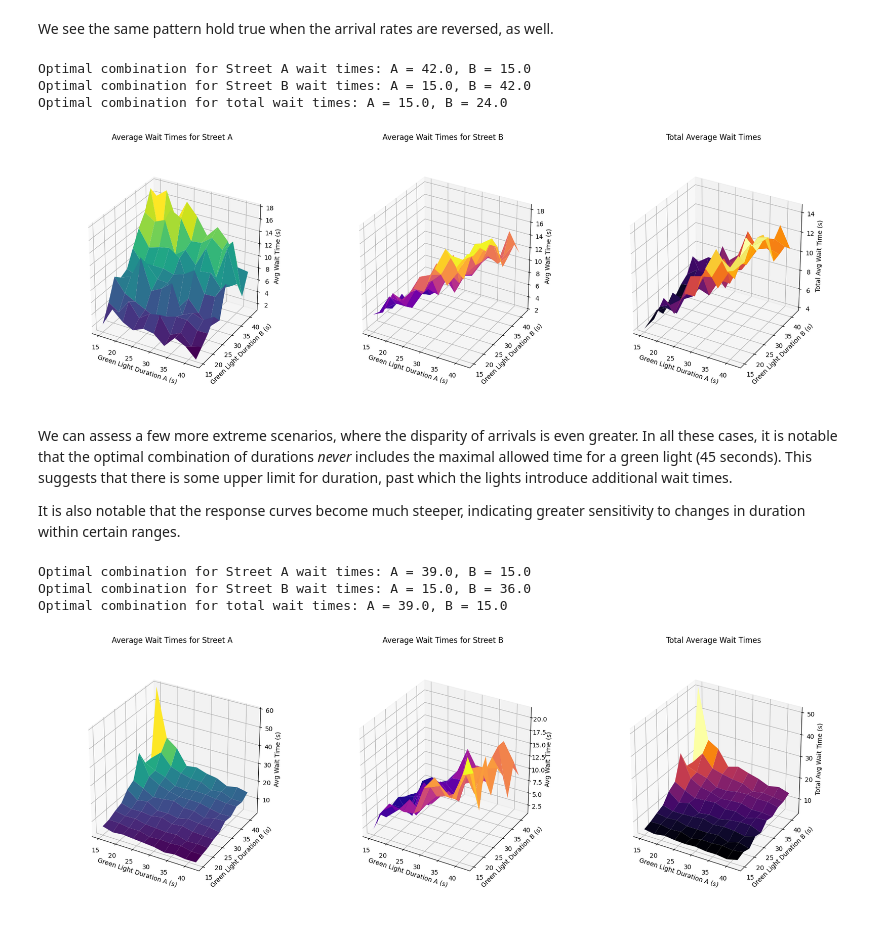
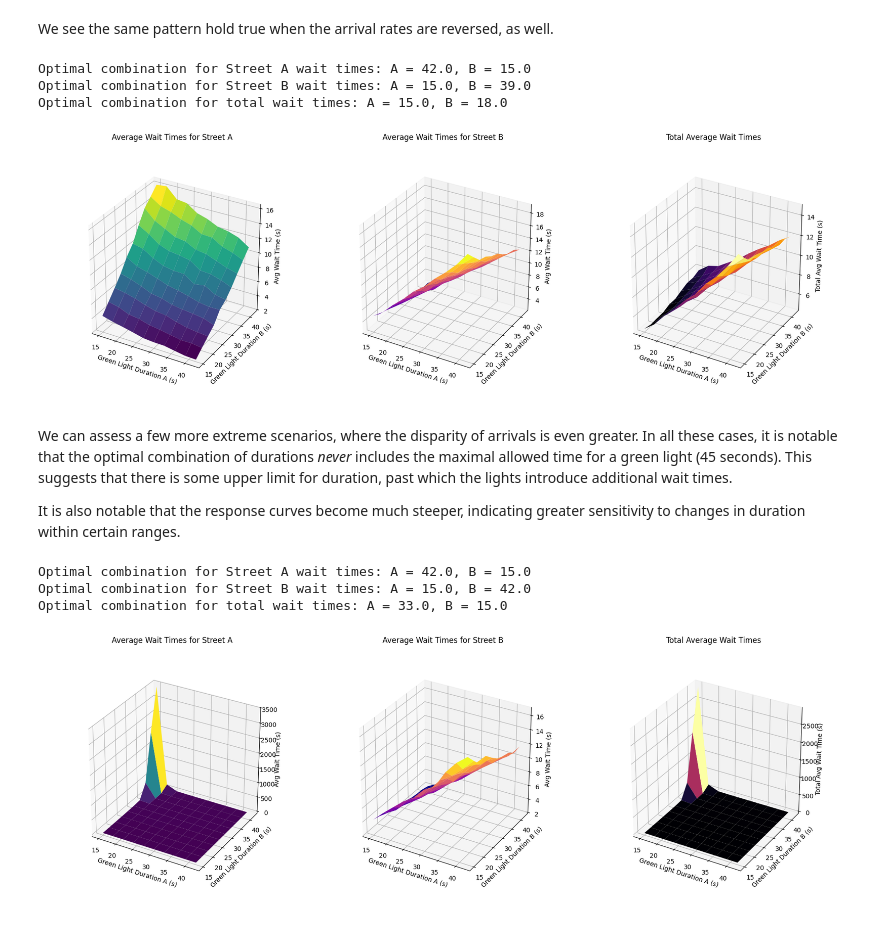
Before and after one commit to kac624/cuny, a Jupyter notebook: D604/finalProject.ipynb, the cells around one changed output. Saved outputs shown, nothing was run; the diff lists cells and outputs as text; code cells hidden in the pictures.

```diff
--- a/D604/finalProject.ipynb
+++ b/D604/finalProject.ipynb
@@ -49,7 +47,7 @@ def traffic_simulation(
 
     # Helper function to simulate vehicle arrivals
     def simulate_arrival(rate):
-        return random.random() < rate
+        return np.random.random() < rate
 
     # Create schedule of light changes
     schedule = [0]
@@ -239,7 +256,7 @@ Looking at the third plot, which shows aggregated wait times across both streets
 # Parameters
 arrival_rate_A = 0.05
 arrival_rate_B = 0.05
-simulation_duration = 600
+simulation_duration = 60000
 
 # Range of green light durations to test
 green_light_durations_A = np.arange(15, 45, 3)
@@ -265,7 +282,6 @@ Next, we re-perform the series of simulations, but with **varied arrival rates**
 # Parameters - the considered green light durations remain the same
 arrival_rate_A = 0.15
 arrival_rate_B = 0.05
-simulation_duration = 600
 
 # Run simulations
 avg_wait_times_A, avg_wait_times_B, total_avg_wait_times, durations_A, durations_B = run_simulations(
@@ -287,7 +303,6 @@ We see the same pattern hold true when the arrival rates are reversed, as well.
 # Parameters - the considered green light durations remain the same
 arrival_rate_A = 0.05
 arrival_rate_B = 0.15
-simulation_duration = 600
 
 # Run simulations
 avg_wait_times_A, avg_wait_times_B, total_avg_wait_times, durations_A, durations_B = run_simulations(
@@ -300,9 +315,9 @@ avg_wait_times_A, avg_wait_times_B, total_avg_wait_times, durations_A, durations
 plot_results(durations_A, durations_B, avg_wait_times_A, avg_wait_times_B, total_avg_wait_times)
 # %% [output]
 Optimal combination for Street A wait times: A = 42.0, B = 15.0
-Optimal combination for Street B wait times: A = 15.0, B = 42.0
-Optimal combination for total wait times: A = 15.0, B = 24.0
+Optimal combination for Street B wait times: A = 15.0, B = 39.0
+Optimal combination for total wait times: A = 15.0, B = 18.0
-[figure, old version]
+[figure, new version]
 # %% [markdown]
 We can assess a few more extreme scenarios, where the disparity of arrivals is even greater. In all these cases, it is notable that the optimal combination of durations *never* includes the maximal allowed time for a green light (45 seconds). This suggests that there is some upper limit for duration, past which the lights introduce additional wait times.
 
@@ -310,23 +325,22 @@ It is also notable that the response curves become much steeper, indicating grea
 # %%
 # Parameters - the considered green light durations remain the same
 arrival_rate_A = 0.30
 arrival_rate_B = 0.05
-simulation_duration = 600
 
 # Run simulations
 avg_wait_times_A, avg_wait_times_B, total_avg_wait_times, durations_A, durations_B = run_simulations(
     arrival_rate_A, arrival_rate_B,
     green_light_durations_A, green_light_durations_B,
     simulation_duration
 )
 
 # Plot results
 plot_results(durations_A, durations_B, avg_wait_times_A, avg_wait_times_B, total_avg_wait_times)
 # %% [output]
-Optimal combination for Street A wait times: A = 39.0, B = 15.0
-Optimal combination for Street B wait times: A = 15.0, B = 36.0
-Optimal combination for total wait times: A = 39.0, B = 15.0
+Optimal combination for Street A wait times: A = 42.0, B = 15.0
+Optimal combination for Street B wait times: A = 15.0, B = 42.0
+Optimal combination for total wait times: A = 33.0, B = 15.0
-[figure, old version]
+[figure, new version]
 # %%
 # Parameters - the considered green light durations remain the same
 arrival_rate_A = 0.50
```
Also changed, not shown: parts of 11 cells of this notebook, 1 other file.
